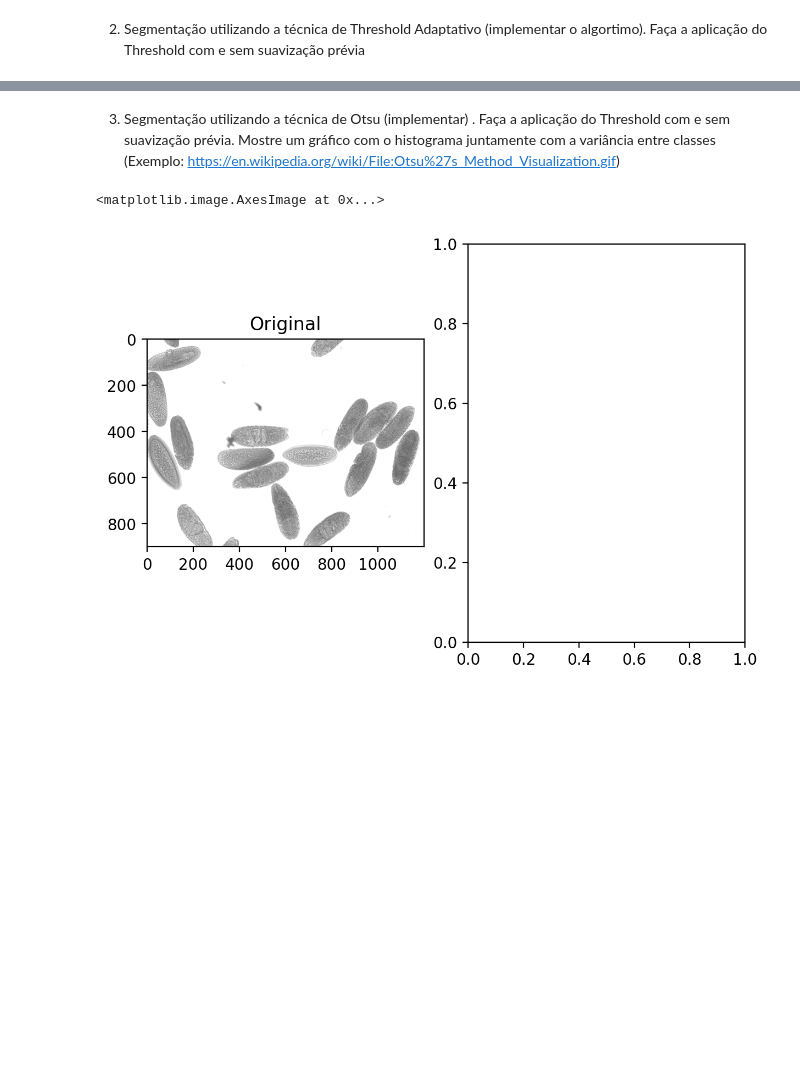
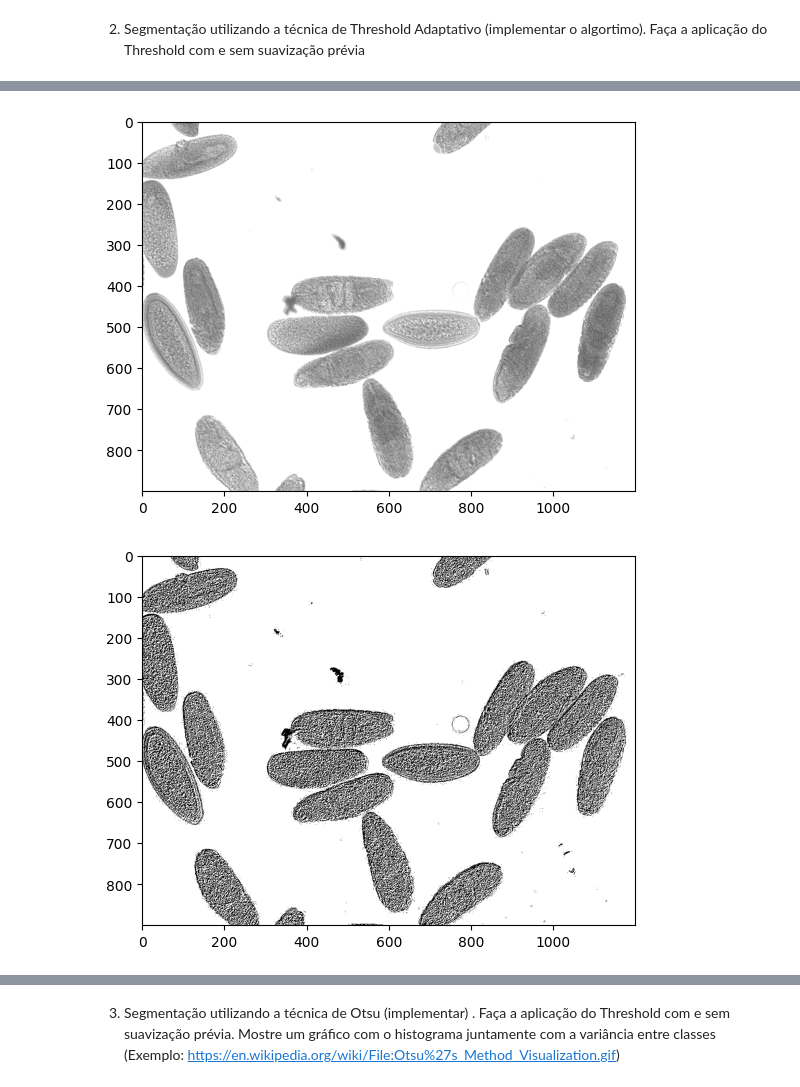
Before and after one commit to JhonnyBn/labs-pdi-pgc111-labs-2023-02, a Jupyter notebook: Lab06 - Thresholding/lab06.ipynb, the cells around one changed output, grey strips where cells are left out. Cells and saved outputs as stored; diff of their text form; code cells hidden in the pictures; blank space fills up the shorter version.

```diff
--- a/Lab06 - Thresholding/lab06.ipynb
+++ b/Lab06 - Thresholding/lab06.ipynb
@@ -50,0 +35,44 @@ axes[0].imshow(img, cmap='gray', vmin=0, vmax=255)
+# %%
+img1 = cv2.imread("insitu107595.jpg", cv2.IMREAD_GRAYSCALE)
+
+plt.imshow(img1, cmap='gray', vmin=0, vmax=255)
+plt.show(block=False)
+plt.close()
+
+def read_image(filename):
+  img = cv2.imread(filename, 0)
+  return img
+
+def get_adaptative_threshold(image, block):
+  height, width = image.shape
+  new_image = np.zeros((height, width), dtype=np.uint8)
+
+  for i in range(height):
+    for j in range(width):
+      min_x = max(0, i - block // 2)
+      max_x = min(height - 1, i + block // 2)
+      min_y = max(0, j - block // 2)
+      max_y = min(width - 1, j + block // 2)
+      cluster = image[min_x: max_x, min_y: max_y]
+      threshold = np.mean(cluster)
+
+      if image[i, j] >= threshold:
+        new_image[i, j] = 255
+
+  return new_image
+
+image = read_image('./insitu107595.jpg')
+adapted_image = get_adaptative_threshold(image, 3)
+
+plt.imshow(adapted_image, cmap='gray', vmin=0, vmax=255)
+plt.show(block=False)
+plt.close()
+
+hist = cv2.calcHist(adapted_image, [0], None, [256], [0, 256])
+plt.plot(hist, color='k')
+plt.xlim([0, 256])
+plt.show(block=False)
+plt.close()
+# %% [output]
+[figure, added]
+[figure, added]
@@ -51,18 +80,2 @@ axes[0].imshow(img, cmap='gray', vmin=0, vmax=255)
 # %% [markdown]
 3) Segmentação utilizando a técnica de Otsu (implementar) . Faça a aplicação do Threshold com e sem suavização prévia. Mostre um gráfico com o histograma juntamente com a variância entre classes (Exemplo: https://en.wikipedia.org/wiki/File:Otsu%27s_Method_Visualization.gif)
-# %%
-import cv2
-import matplotlib.pyplot as plt
-import numpy as np
-from scipy.signal import convolve2d
-
-plt.rcParams['figure.dpi'] = 200
-
-img = cv2.imread("insitu107595.jpg", cv2.IMREAD_GRAYSCALE)
-
-fig, axes = plt.subplots(1,2, layout="constrained")
-axes[0].set_title("Original")
-axes[0].imshow(img, cmap='gray', vmin=0, vmax=255)
-# %% [output]
-<matplotlib.image.AxesImage at 0x...>
-[figure, removed]
```
Also changed, not shown: parts of 8 cells of this notebook, 4 other files.
